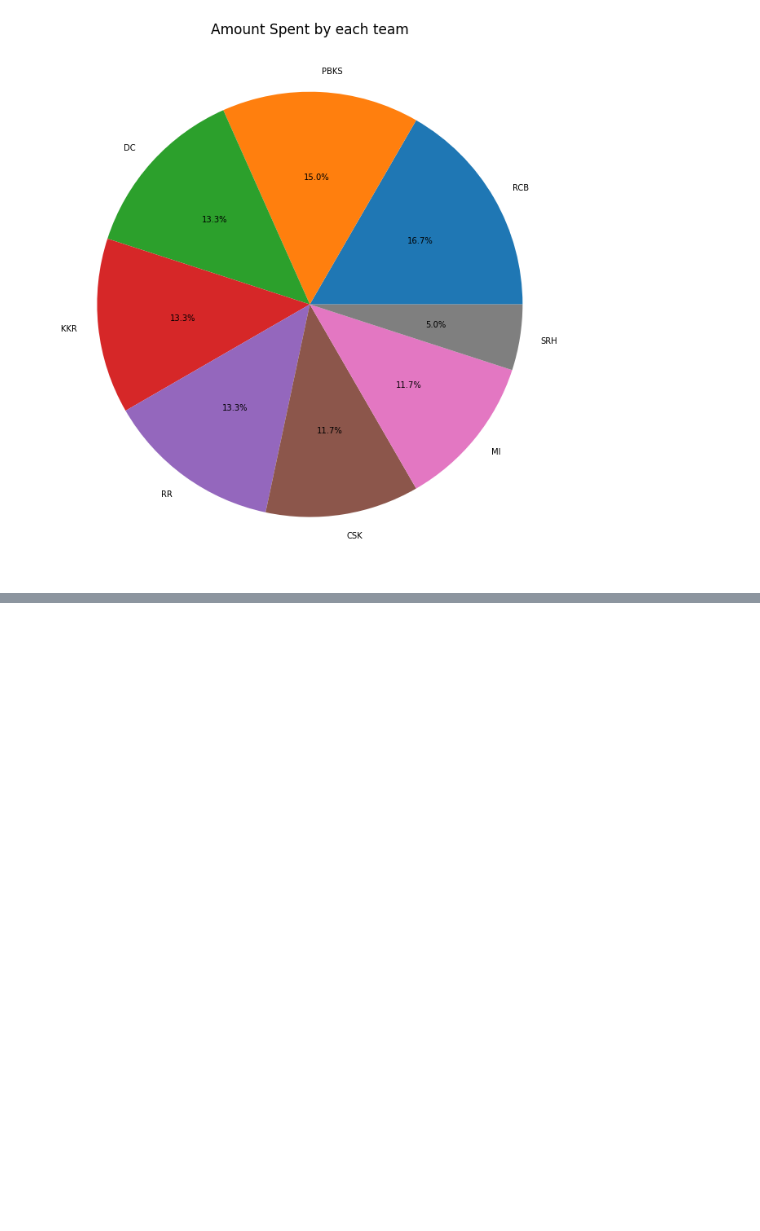
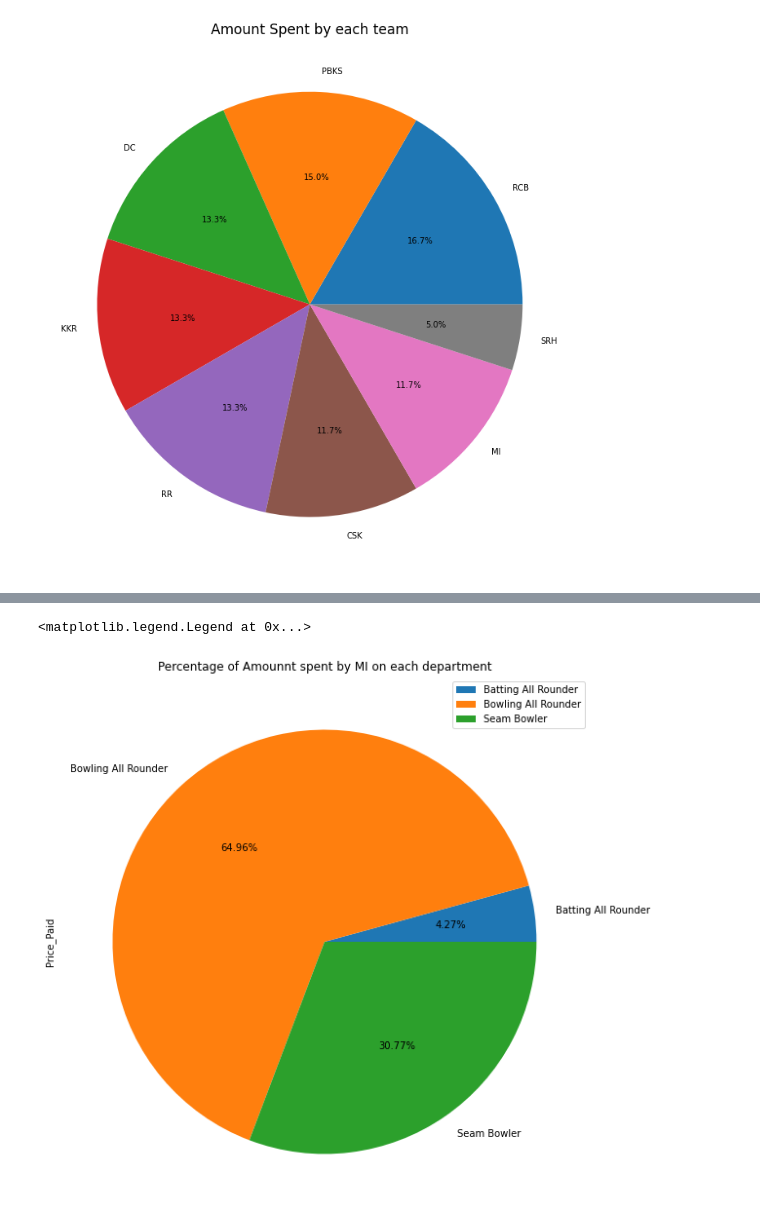
Before and after one commit to pkar151001/Project1_IPL, a Jupyter notebook: #Project_IPL_1.ipynb, the cells around one changed output, grey strips where cells are left out. Saved outputs shown, nothing was run; the diff lists cells and outputs as text; code cells hidden in the pictures; blank space fills up the shorter version.

```diff
--- a/#Project_IPL_1.ipynb
+++ b/#Project_IPL_1.ipynb
@@ -183,0 +499,3 @@ Name: Price Paid (in Lakhs Rupees), dtype: int64
+# %%
+mi=data.groupby('Bought_by').get_group('MI')
+mi
@@ -183,0 +623,7 @@ Name: Price Paid (in Lakhs Rupees), dtype: int64
+# %%
+#Amount Distribution - Pie Chart Visualization
+
+mi.groupby(['Role']).sum().plot(kind='pie', y='Price_Paid', autopct="%.2f%%", figsize=(20,10), title="Percentage of Amounnt spent by MI on each department").legend(loc='upper right')
+# %% [output]
+<matplotlib.legend.Legend at 0x...>
+[figure, added]
```
Also changed, not shown: parts of 191 cells of this notebook, 1 other file.
